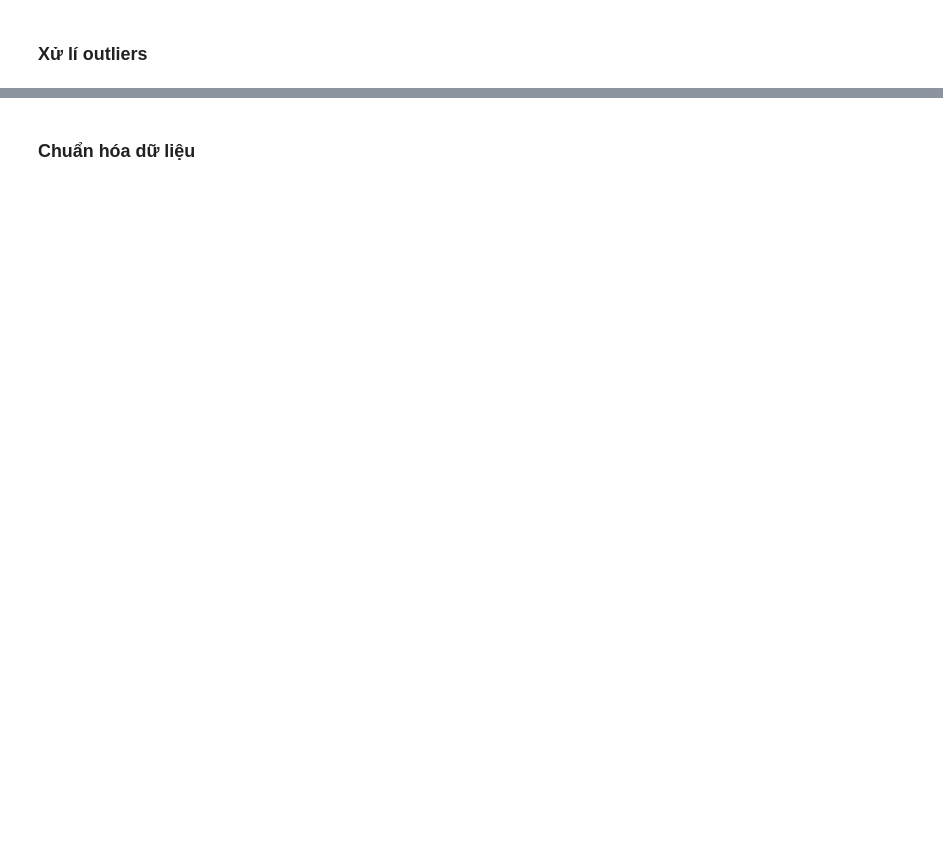
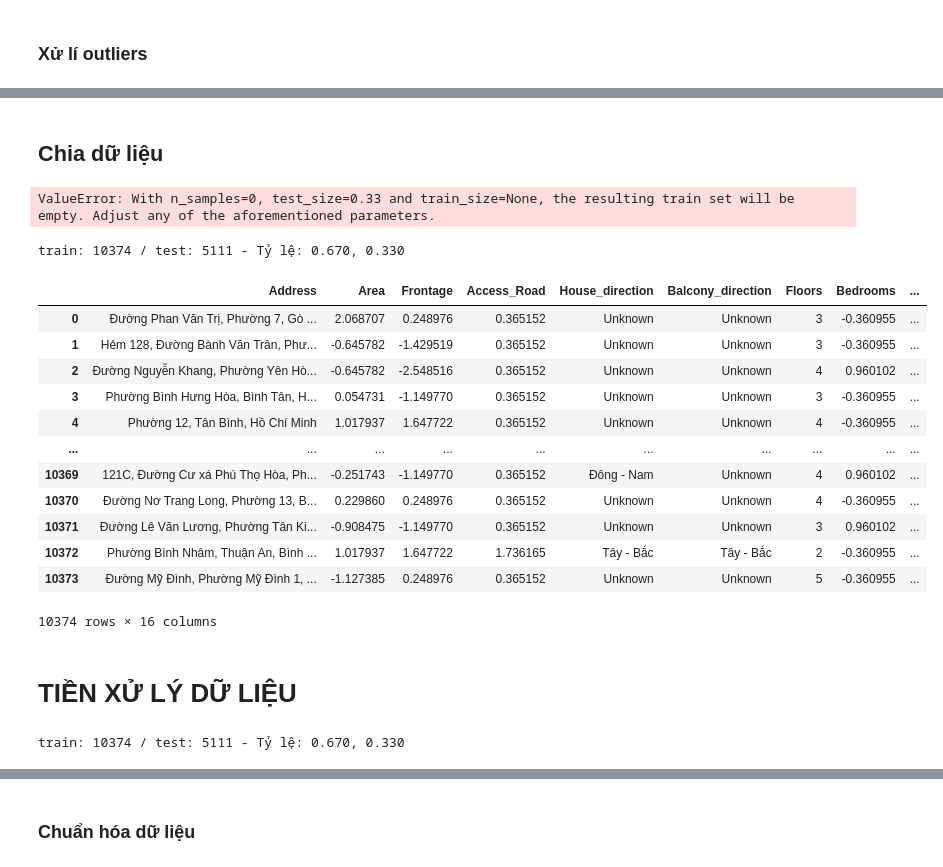
Before and after one commit to Project-cu-i-k/final_project_group4, a Jupyter notebook: python_project.ipynb, the cells around one changed output, grey strips where cells are left out. Saved outputs shown, nothing was run; the diff lists cells and outputs as text; code cells hidden in the pictures; blank space fills up the shorter version.

```diff
--- a/python_project.ipynb
+++ b/python_project.ipynb
@@ -117,3 +63,18 @@ Access Road: 31 outliers
 Bedrooms: 0 outliers
 Bathrooms: 0 outliers
 Price: 0 outliers
+# %% [markdown]
+## Chia dữ liệu
+# %%
+from sklearn.model_selection import train_test_split
+seed = 42
+index_all = np.arange(vietnam_housing.shape[0])
+index_train, index_test = train_test_split(index_all, test_size=0.33, random_state=seed)
+# %% [output]
+ValueError: With n_samples=0, test_size=0.33 and train_size=None, the resulting train set will be empty. Adjust any of the aforementioned parameters.
+# %%
+vietnam_housing_train = vietnam_housing.iloc[index_train]
+vietnam_housing_test  = vietnam_housing.iloc[index_test]
+print(f"train: {len(vietnam_housing_train)} / test: {len(vietnam_housing_test)} - Tỷ lệ: {len(vietnam_housing_train) / len(vietnam_housing):.3f}, {len(vietnam_housing_test) / len(vietnam_housing):.3f}")
+# %% [output]
+train: 10374 / test: 5111 - Tỷ lệ: 0.670, 0.330
@@ -119,0 +91,25 @@ Price: 0 outliers
+# %%
+pd.read_excel(f'{exps_dir}/data/train.xlsx')
+# %% [output]
+|  | Address | Area | Frontage | Access_Road | House_direction | Balcony_direction | Floors | Bedrooms | ... |
+| 0 | Đường Phan Văn Trị, Phường 7, Gò ... | 2.068707 | 0.248976 | 0.365152 | Unknown | Unknown | 3 | -0.360955 | ... |
+| 1 | Hẻm 128, Đường Bành Văn Trân, Phư... | -0.645782 | -1.429519 | 0.365152 | Unknown | Unknown | 3 | -0.360955 | ... |
+| 2 | Đường Nguyễn Khang, Phường Yên Hò... | -0.645782 | -2.548516 | 0.365152 | Unknown | Unknown | 4 | 0.960102 | ... |
+| 3 | Phường Bình Hưng Hòa, Bình Tân, H... | 0.054731 | -1.149770 | 0.365152 | Unknown | Unknown | 3 | -0.360955 | ... |
+| 4 | Phường 12, Tân Bình, Hồ Chí Minh | 1.017937 | 1.647722 | 0.365152 | Unknown | Unknown | 4 | -0.360955 | ... |
+| ... | ... | ... | ... | ... | ... | ... | ... | ... | ... |
+| 10369 | 121C, Đường Cư xá Phú Thọ Hòa, Ph... | -0.251743 | -1.149770 | 0.365152 | Đông - Nam | Unknown | 4 | 0.960102 | ... |
+| 10370 | Đường Nơ Trang Long, Phường 13, B... | 0.229860 | 0.248976 | 0.365152 | Unknown | Unknown | 4 | -0.360955 | ... |
+| 10371 | Đường Lê Văn Lương, Phường Tân Ki... | -0.908475 | -1.149770 | 0.365152 | Unknown | Unknown | 3 | 0.960102 | ... |
+| 10372 | Phường Bình Nhâm, Thuận An, Bình ... | 1.017937 | 1.647722 | 1.736165 | Tây - Bắc | Tây - Bắc | 2 | -0.360955 | ... |
+| 10373 | Đường Mỹ Đình, Phường Mỹ Đình 1, ... | -1.127385 | 0.248976 | 0.365152 | Unknown | Unknown | 5 | -0.360955 | ... |
+10374 rows × 16 columns
+# %% [markdown]
+# TIỀN XỬ LÝ DỮ LIỆU
+# %%
+# create explicit copies of the splits
+vietnam_housing_train = vietnam_housing.iloc[index_train].copy()
+vietnam_housing_test  = vietnam_housing.iloc[index_test].copy()
+print(f"train: {len(vietnam_housing_train)} / test: {len(vietnam_housing_test)} - Tỷ lệ: {len(vietnam_housing_train) / len(vietnam_housing):.3f}, {len(vietnam_housing_test) / len(vietnam_housing):.3f}")
+# %% [output]
+train: 10374 / test: 5111 - Tỷ lệ: 0.670, 0.330
```
Also changed, not shown: parts of 29 cells of this notebook, 4 other files.
